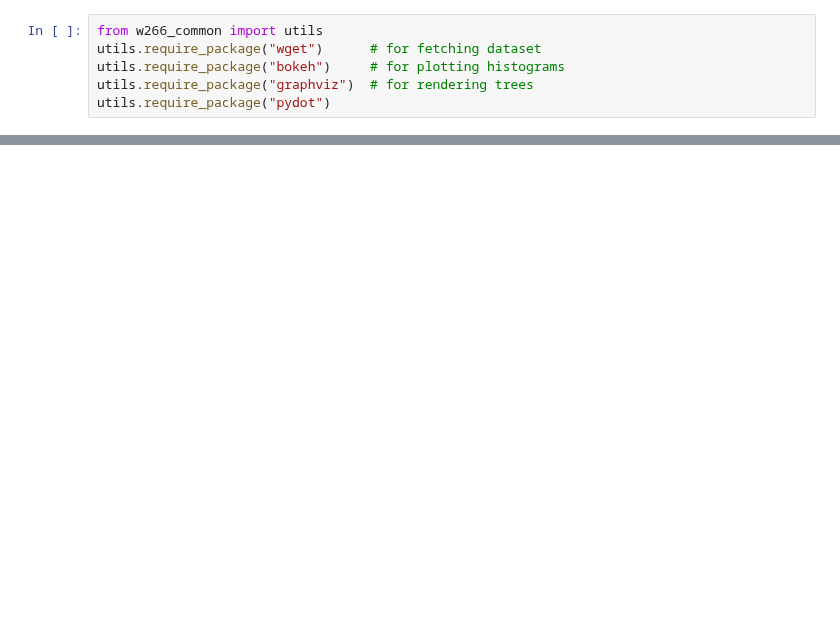
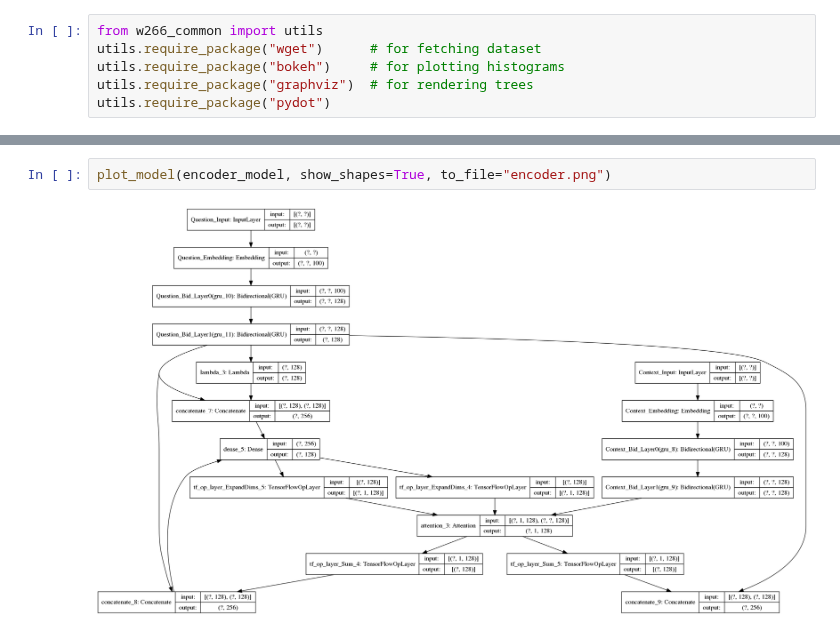
Before and after one commit to anupjha10/w266_nlp_project, a Jupyter notebook: w266_project/project.ipynb, the cells around one changed output, grey strips where cells are left out. Saved outputs shown, nothing was run; the diff lists cells and outputs as text; blank space fills up the shorter version.

```diff
--- a/w266_project/project.ipynb
+++ b/w266_project/project.ipynb
@@ -472,0 +629,4 @@ plot_model(model2,show_shapes=True)
+# %%
+plot_model(encoder_model, show_shapes=True, to_file="encoder.png")
+# %% [output]
+[figure, added]
```
Also changed, not shown: parts of 14 cells of this notebook, 3 other files.
